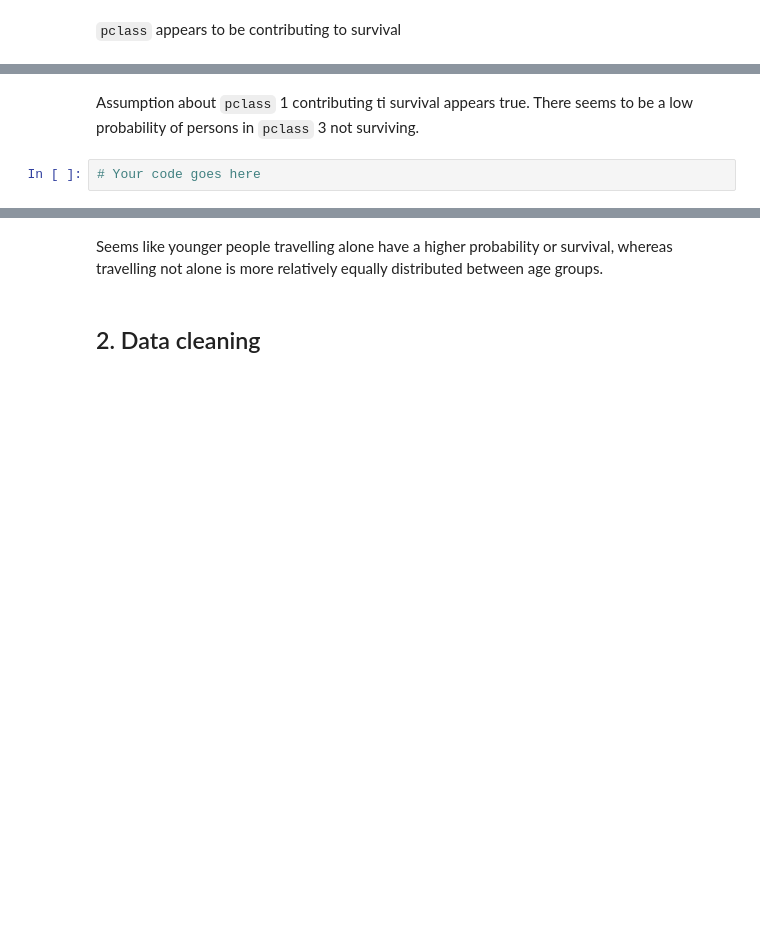
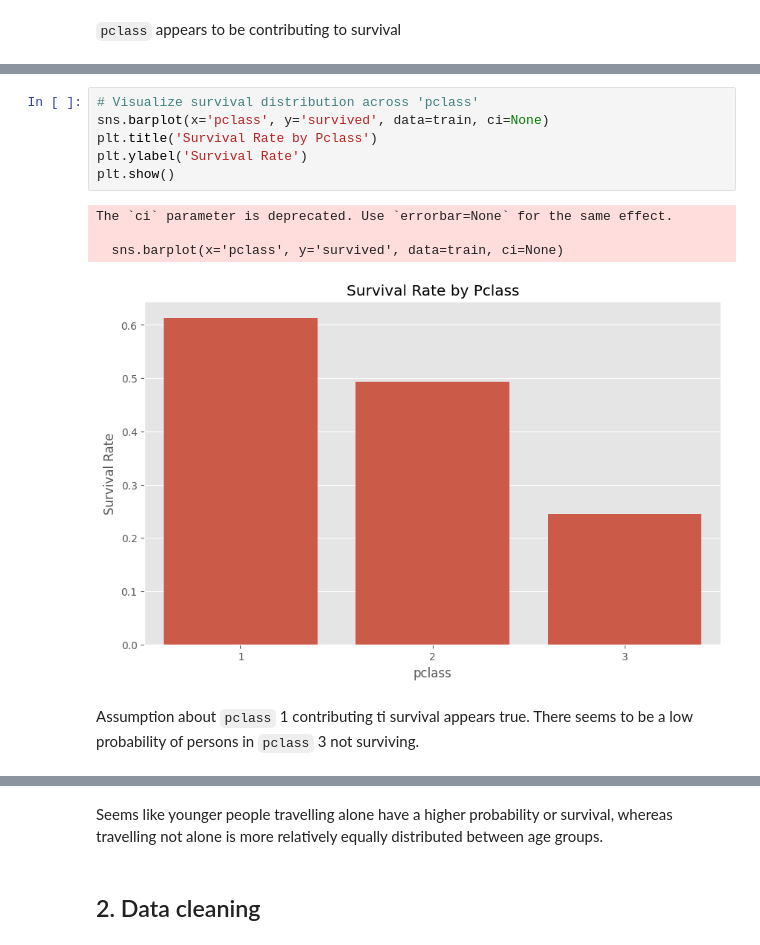
Before and after one commit to JacobCheng0912/Workshop-Python, a Jupyter notebook: 04 - Predictive Modelling/02 - Classification modelling/Classification-EXERCISE.ipynb, the cells around one changed output, grey strips where cells are left out. Drawn from its saved outputs; the diff is of its cells as text; blank space fills up the shorter version.

```diff
--- a/04 - Predictive Modelling/02 - Classification modelling/Classification-EXERCISE.ipynb
+++ b/04 - Predictive Modelling/02 - Classification modelling/Classification-EXERCISE.ipynb
@@ -108,4 +166,13 @@ Seems pretty clear that `sex` has to do with survival probability
+# %%
+# Visualize survival distribution across 'pclass'
+sns.barplot(x='pclass', y='survived', data=train, ci=None)
+plt.title('Survival Rate by Pclass')
+plt.ylabel('Survival Rate')
+plt.show()
+# %% [output]
+The `ci` parameter is deprecated. Use `errorbar=None` for the same effect.
+
+  sns.barplot(x='pclass', y='survived', data=train, ci=None)
+[figure, added]
 # %% [markdown]
 Assumption about `pclass` 1 contributing ti survival appears true. There seems to be a low probability of persons in `pclass` 3 not surviving.
-# %%
-# Your code goes here
```
Also changed, not shown: parts of 38 cells of this notebook, 3 other files.
